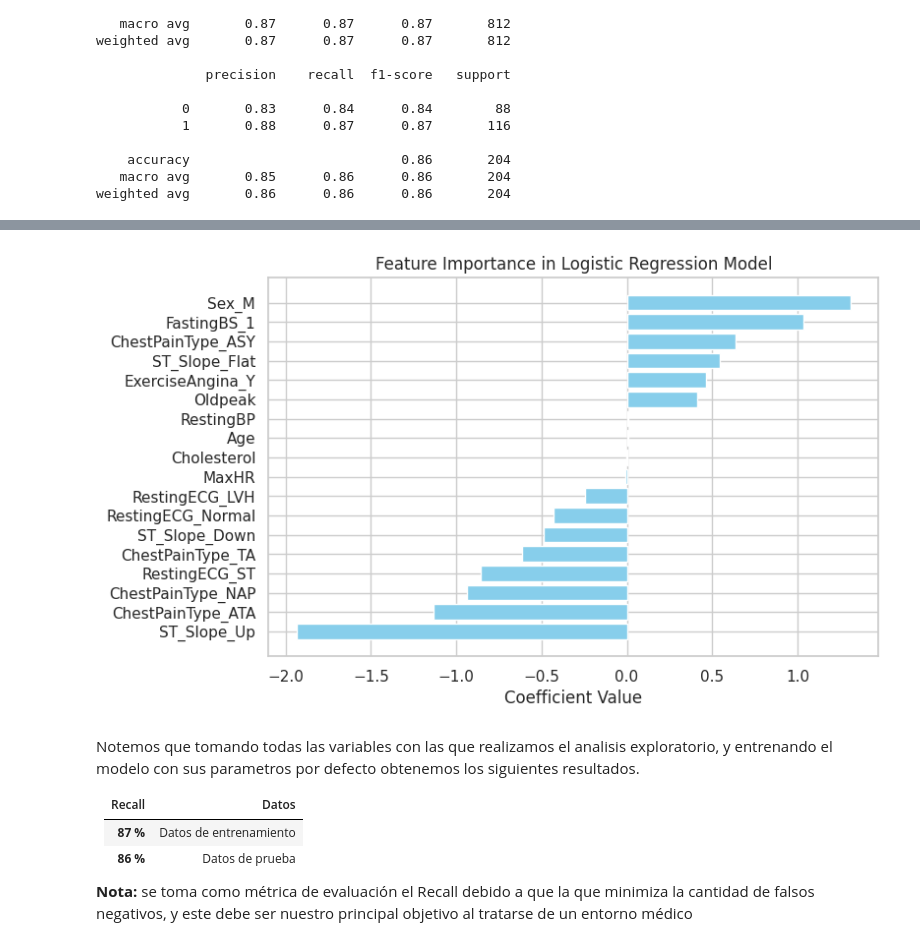
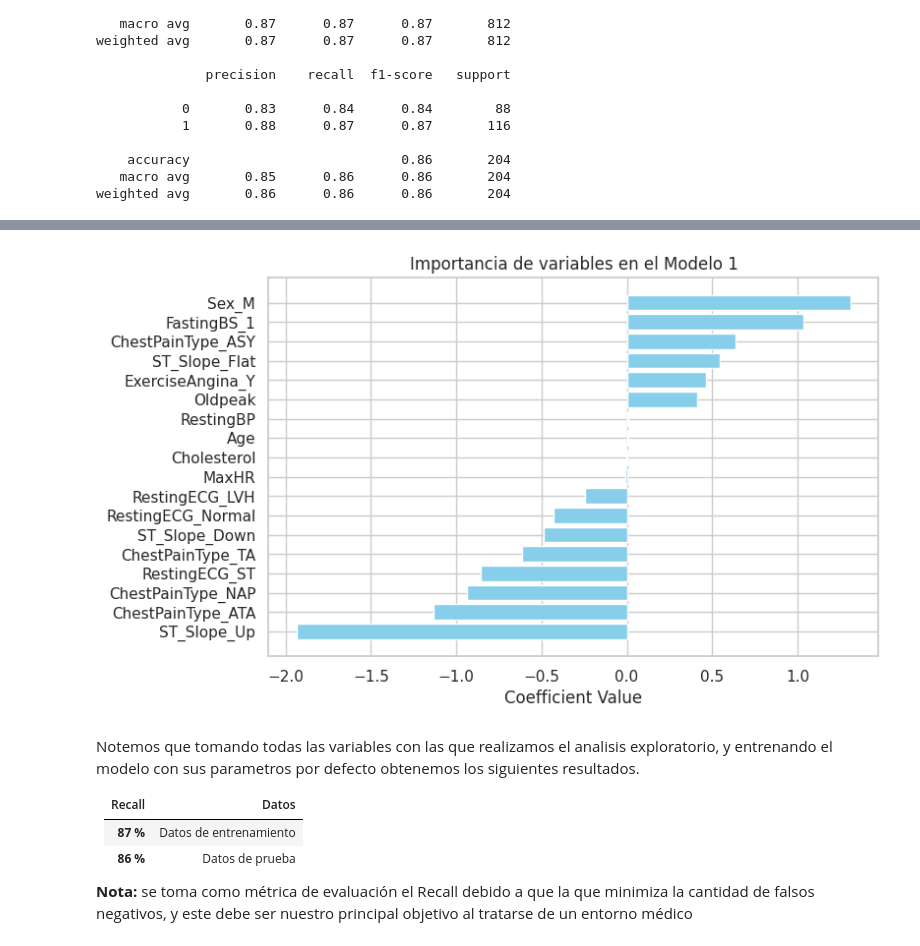
Before and after one commit to jmejiaes/heart_attack_classification, a Jupyter notebook: notebooks/clasification_model.ipynb, the cells around one changed output, grey strips where cells are left out. Cells and saved outputs as stored; diff of their text form; code cells hidden in the pictures.

```diff
--- a/notebooks/clasification_model.ipynb
+++ b/notebooks/clasification_model.ipynb
@@ -462,25 +469,25 @@ sns.heatmap(cm, annot=True, fmt='.2f', cmap='gray')
 # %%
 # Extraer los coeficientes del modelo
 coef = basic_lr.coef_[0]
 
 # DataFrame para visualizar mejor los coeficientes
 feature_importance = pd.DataFrame({
     'Feature': XTrainSmote.columns,
     'Coefficient': coef
 })
 
 
 feature_importance = feature_importance.sort_values('Coefficient', ascending=False)
 
 # Se grafica la importancia de los coeficientes en orden descendente
 plt.figure(figsize=(8, 5))
 plt.barh(feature_importance['Feature'], feature_importance['Coefficient'], color='skyblue')
 plt.xlabel('Coefficient Value')
-plt.title('Feature Importance in Logistic Regression Model')
+plt.title('Importancia de variables en el Modelo 1')
 plt.gca().invert_yaxis()
 plt.show()
 # %% [output]
-[figure, old version]
+[figure, new version]
 # %% [markdown]
 Notemos que tomando todas las variables con las que realizamos el analisis exploratorio, y entrenando el modelo con sus parametros por defecto obtenemos los siguientes resultados.
 
```
Also changed, not shown: parts of 26 cells of this notebook.
